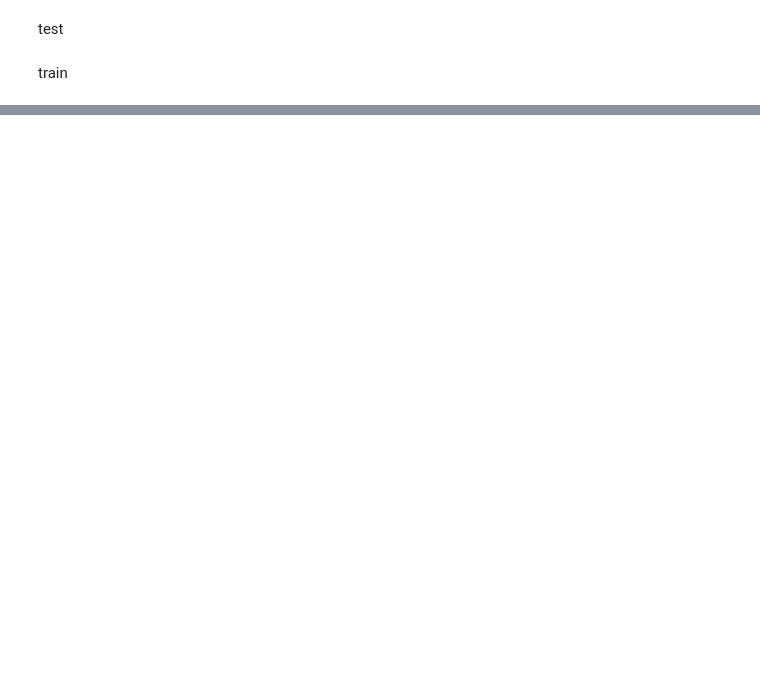
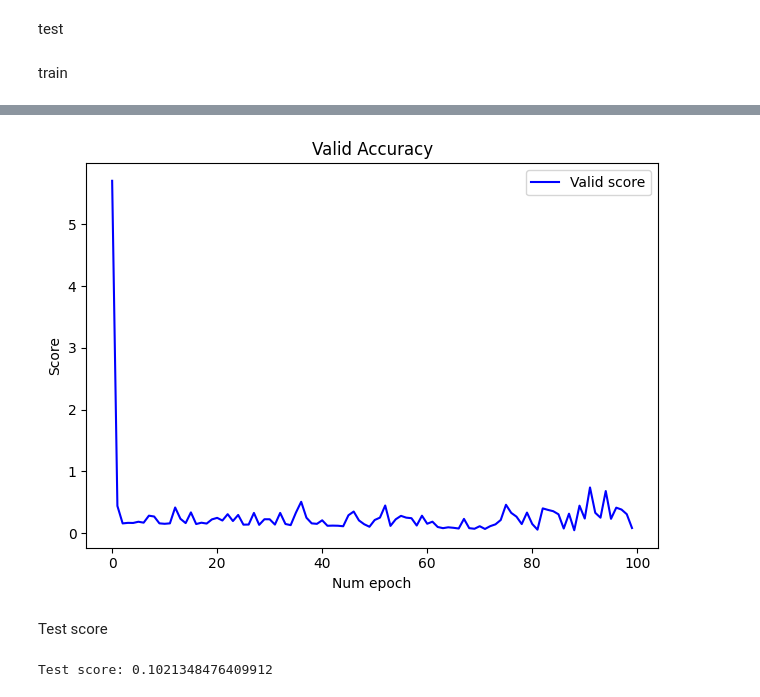
Before and after one commit to Filip-GG/TAU, a Jupyter notebook: 3/main.ipynb, the cells around one changed output, grey strips where cells are left out. Drawn from its saved outputs; the diff is of its cells as text; code cells hidden in the pictures; blank space fills up the shorter version.

```diff
--- a/3/main.ipynb
+++ b/3/main.ipynb
@@ -94,0 +172,19 @@ SyntaxError: incomplete input (1908937550.py, line 1)
+# %%
+plt.title('Valid Accuracy')
+plt.xlabel('Num epoch')
+plt.ylabel('Score')
+
+plt.plot(stats['valid_loss'], 'b', label='Valid score')
+
+plt.legend(fontsize=10)
+plt.tight_layout()
+
+plt.show()
+# %% [output]
+[figure, added]
+# %% [markdown]
+Test score
+# %%
+print(f'Test score: {test(model, dataloader_test)}')
+# %% [output]
+Test score: 0.1021348476409912
```
Also changed, not shown: parts of 11 cells of this notebook.
